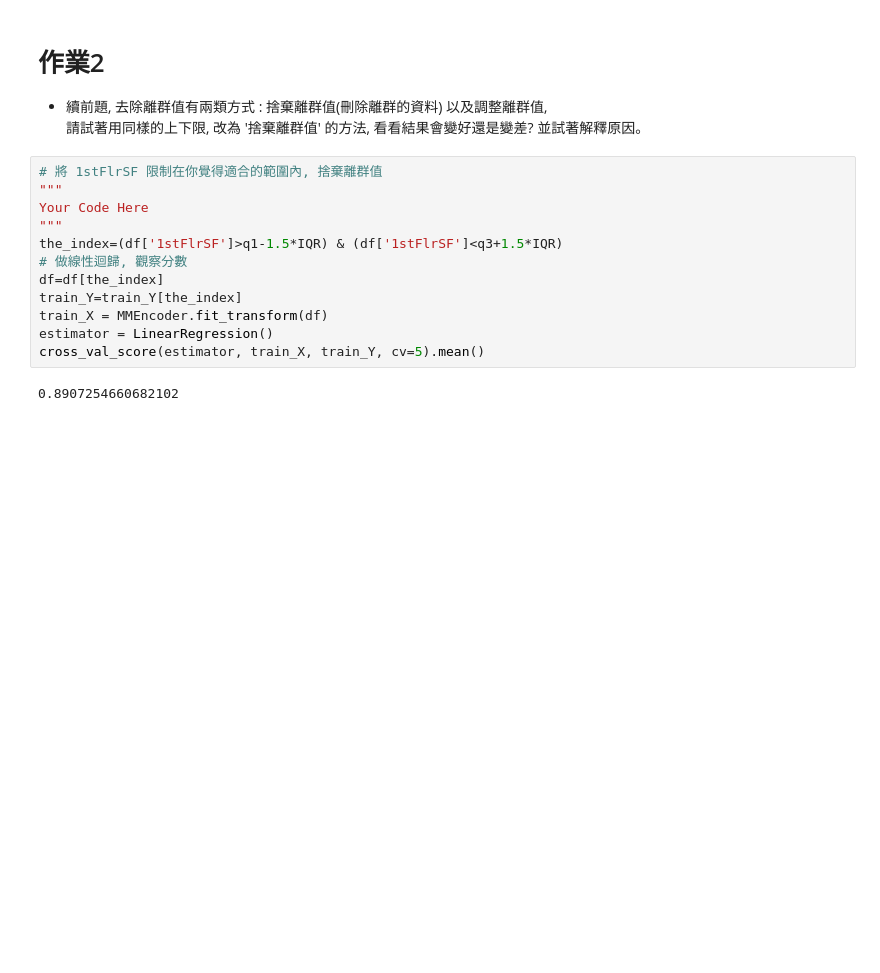
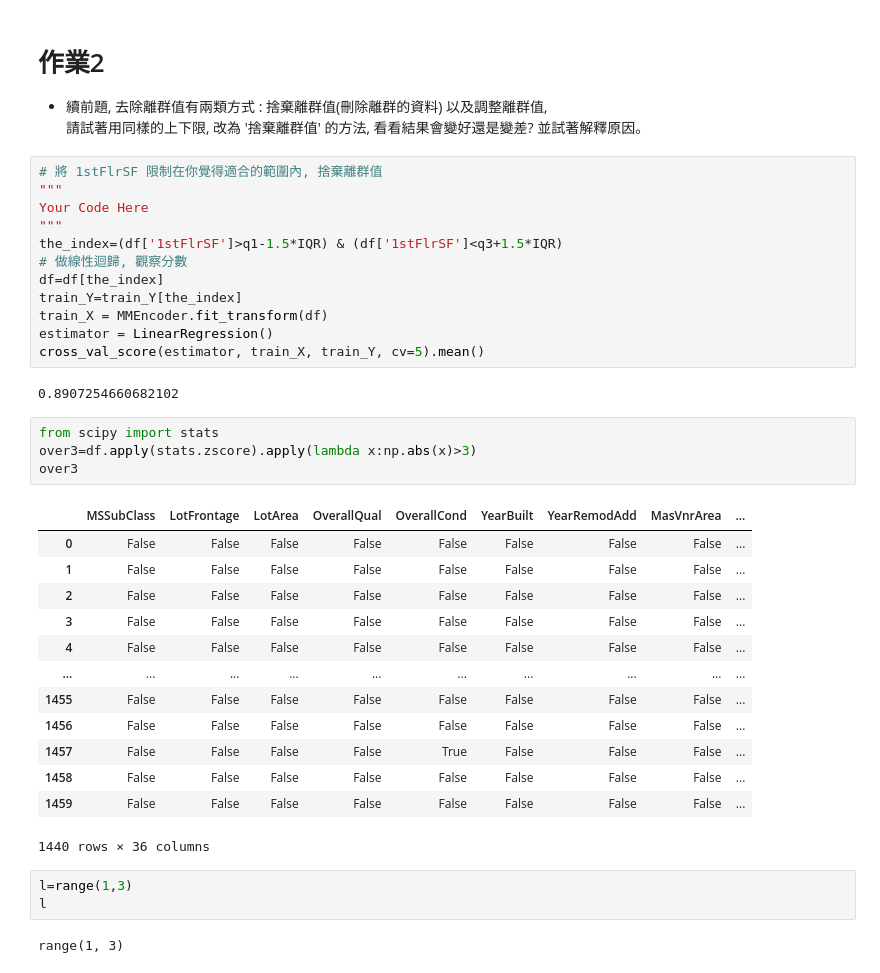
Before and after one commit to shanhao1204/ML100-days, a Jupyter notebook: ML100days/Day_010_HW.ipynb, the cells around one changed output. Cells and saved outputs as stored; diff of their text form; blank space fills up the shorter version.

```diff
--- a/ML100days/Day_010_HW.ipynb
+++ b/ML100days/Day_010_HW.ipynb
@@ -102,3 +85,26 @@ estimator = LinearRegression()
 cross_val_score(estimator, train_X, train_Y, cv=5).mean()
 # %% [output]
 0.8907254660682102
+# %%
+from scipy import stats
+over3=df.apply(stats.zscore).apply(lambda x:np.abs(x)>3)
+over3
+# %% [output]
+|  | MSSubClass | LotFrontage | LotArea | OverallQual | OverallCond | YearBuilt | YearRemodAdd | MasVnrArea | ... |
+| 0 | False | False | False | False | False | False | False | False | ... |
+| 1 | False | False | False | False | False | False | False | False | ... |
+| 2 | False | False | False | False | False | False | False | False | ... |
+| 3 | False | False | False | False | False | False | False | False | ... |
+| 4 | False | False | False | False | False | False | False | False | ... |
+| ... | ... | ... | ... | ... | ... | ... | ... | ... | ... |
+| 1455 | False | False | False | False | False | False | False | False | ... |
+| 1456 | False | False | False | False | False | False | False | False | ... |
+| 1457 | False | False | False | False | True | False | False | False | ... |
+| 1458 | False | False | False | False | False | False | False | False | ... |
+| 1459 | False | False | False | False | False | False | False | False | ... |
+1440 rows × 36 columns
+# %%
+l=range(1,3)
+l
+# %% [output]
+range(1, 3)
```
Also changed, not shown: parts of 7 cells of this notebook, 2 other files.
